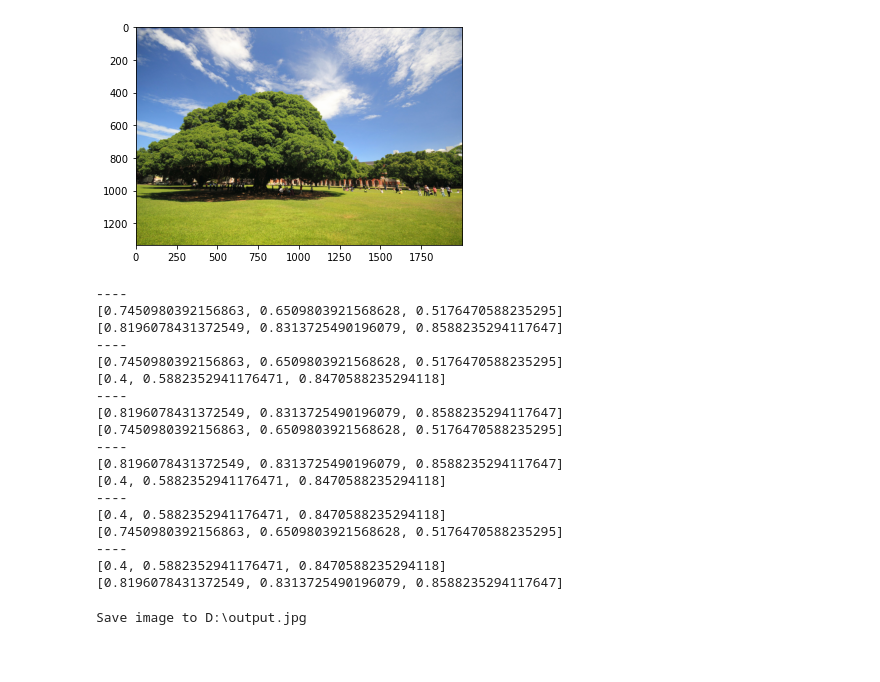
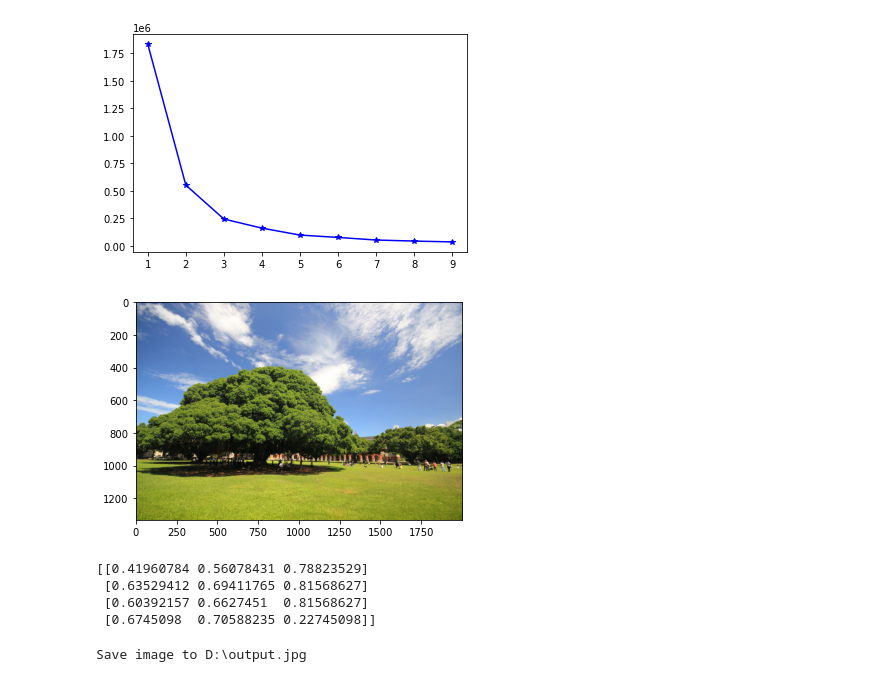
Before and after one commit to jetsql/image-processing, a Jupyter notebook: kmeans.ipynb, the cells around one changed output. Drawn from its saved outputs; the diff is of its cells as text; code cells hidden in the pictures; blank space fills up the shorter version.

```diff
--- a/kmeans.ipynb
+++ b/kmeans.ipynb
@@ -10,5 +8,0 @@ from speedup import Kmeans
-# %%
-def initialization():
-    global k_number,k_cycle,image_path,output_path,compare
-    #kmean中心點數量，執行幾次後收斂，影像輸入路徑，影像輸出路徑，比較有無重複取值得開關,進度條起始點
-    k_number ,k_cycle,image_path,output_path,compare=3,3,'D:\\ncku.jpg',"D:\\output.jpg",True
@@ -19,68 +61,53 @@ initialization()
 img=Image.open(image_path)
 img_array = (np.array(img)/255.0)
 data = img_array.reshape(img_array.shape[0]*img_array.shape[1],3)
+
+
 #手肘法，將seed與群內點做計算，將每一群的結果相加，最後的總合除以k值就為距離
 #距離來劃出手肘點，第二的明顯的轉折點為最佳
-# K = range(1,10)
-# elbow_plt = []
-# for k in K:
-#     model = Kmeans(k)
-#     new_img, distortion = model.fit(data)
-#     elbow_plt.append(distortion/k)
-# plt.plot(K,elbow_plt,"b*-")
-# plt.show()
-# plt.savefig('D:\\elb.jpg')
+K = range(1,10)
+elbow_plt = []
+for k in K:
+    model = find_distance_elb(k)
+    distortion = model.fit(data)
+    elbow_plt.append(distortion/k)
+plt.plot(K,elbow_plt,"b*-")
+plt.show()
+plt.savefig('./elb.jpg')
 
 # img_array = (np.array(img)/255.0)
 Height,Weidth,Channel=img_array.shape
 #製造空白矩陣，後面要做運算
-# blank_martix= np.ndarray(img_array.shape[0:2], dtype=np.int32)
-#test
 blank_martix=np.zeros(shape=(Height,Weidth), dtype=np.int32)
 #顯示輸入圖片
 plt.imshow(img)
 plt.show()
 
 #比較取的RGB是否有重複。直到取到都不重複為止
 while compare:
     #將二維陣列 轉 一維陣列
     one_dimensional_array=img_array.reshape(Height * Weidth,Channel)
     arr_number,array_channel=one_dimensional_array.shape
     #從矩陣中隨機抽取RGB數值
     #先取k_numer個數值，再從一維陣列中找這幾個位置的RGB數值
     sampling_seed=one_dimensional_array[np.random.choice(arr_number,size=k_number,replace=False)]
+    print(sampling_seed)
     #過濾RGB點數
     for i in tqdm(range(len(sampling_seed))):
         #轉list處理
         sampling_seed_list=sampling_seed.tolist()
         for j in range(len(sampling_seed)):
             temp_1=sampling_seed_list[i]
             #去除跟自己比
             if i!=j:
                 temp_2=sampling_seed_list[j]
                 compare==False
                 compare=np.array_equiv(temp_1, temp_2)
-                print("----")
-                print(temp_1)
-                print(temp_2)
 # %% [output]
-[figure, old version]
+[figure, new version]
+[figure, added]
-----
-[0.7450980392156863, 0.6509803921568628, 0.5176470588235295]
-[0.8196078431372549, 0.8313725490196079, 0.8588235294117647]
-----
-[0.7450980392156863, 0.6509803921568628, 0.5176470588235295]
-[0.4, 0.5882352941176471, 0.8470588235294118]
-----
-[0.8196078431372549, 0.8313725490196079, 0.8588235294117647]
-[0.7450980392156863, 0.6509803921568628, 0.5176470588235295]
-----
-[0.8196078431372549, 0.8313725490196079, 0.8588235294117647]
-[0.4, 0.5882352941176471, 0.8470588235294118]
-----
-[0.4, 0.5882352941176471, 0.8470588235294118]
-[0.7450980392156863, 0.6509803921568628, 0.5176470588235295]
-----
-[0.4, 0.5882352941176471, 0.8470588235294118]
-[0.8196078431372549, 0.8313725490196079, 0.8588235294117647]
+[[0.41960784 0.56078431 0.78823529]
+ [0.63529412 0.69411765 0.81568627]
+ [0.60392157 0.6627451  0.81568627]
+ [0.6745098  0.70588235 0.22745098]]
 # %%
```
Also changed, not shown: parts of 5 cells of this notebook.
